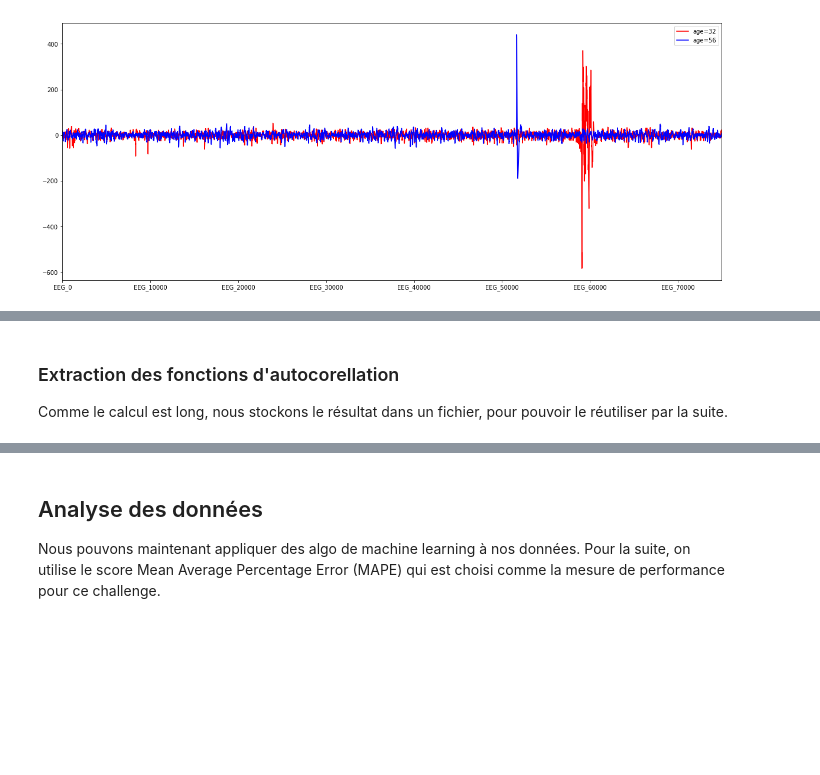
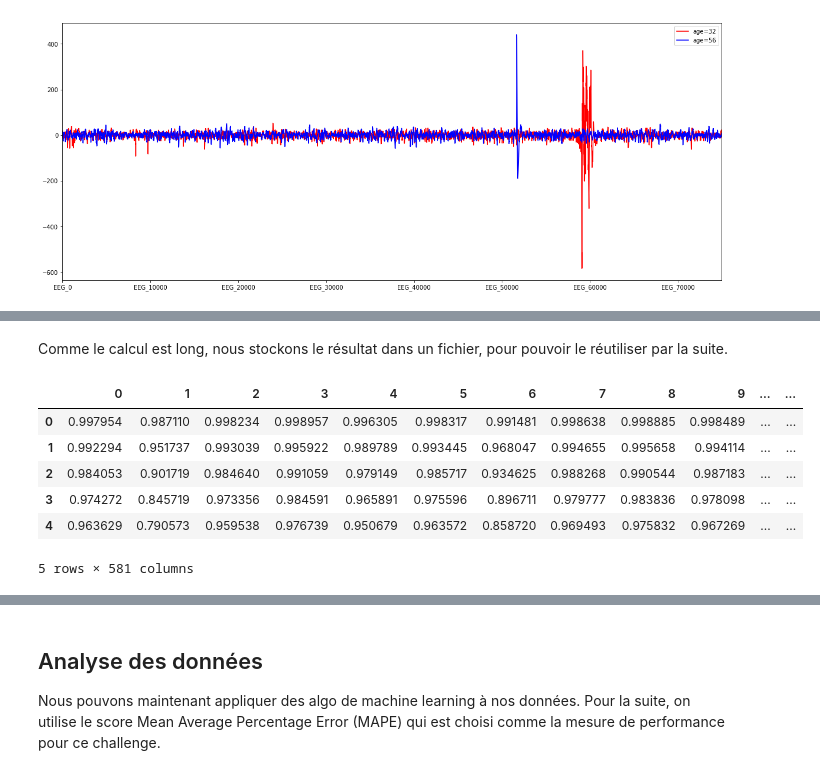
Before and after one commit to thlevy/Rythm_MachineLearning, a Jupyter notebook: Projet Rythm.ipynb, the cells around one changed output, grey strips where cells are left out. Drawn from its saved outputs; the diff is of its cells as text; code cells hidden in the pictures; blank space fills up the shorter version.

```diff
--- a/Projet Rythm.ipynb
+++ b/Projet Rythm.ipynb
@@ -133,6 +160,5 @@ for i in range(0, 581):
     normalised_vect = (vect-mean)/math.sqrt(variance)
     normalised_eeg[i] = normalised_vect
 # %% [markdown]
-### Extraction des fonctions d'autocorellation
 Comme le calcul est long, nous stockons le résultat dans un fichier,
 pour pouvoir le réutiliser par la suite.
@@ -159,4 +185,14 @@ autocorr.to_csv("autocorr.csv", sep=";",index=False)
 # %%
 # par la suite, il suffira de lancer cette commande
 autocorr = pd.read_csv("autocorr.csv", sep=";")
+# %%
+autocorr.head(5)
+# %% [output]
+|  | 0 | 1 | 2 | 3 | 4 | 5 | 6 | 7 | 8 | 9 | ... | ... |
+| 0 | 0.997954 | 0.987110 | 0.998234 | 0.998957 | 0.996305 | 0.998317 | 0.991481 | 0.998638 | 0.998885 | 0.998489 | ... | ... |
+| 1 | 0.992294 | 0.951737 | 0.993039 | 0.995922 | 0.989789 | 0.993445 | 0.968047 | 0.994655 | 0.995658 | 0.994114 | ... | ... |
+| 2 | 0.984053 | 0.901719 | 0.984640 | 0.991059 | 0.979149 | 0.985717 | 0.934625 | 0.988268 | 0.990544 | 0.987183 | ... | ... |
+| 3 | 0.974272 | 0.845719 | 0.973356 | 0.984591 | 0.965891 | 0.975596 | 0.896711 | 0.979777 | 0.983836 | 0.978098 | ... | ... |
+| 4 | 0.963629 | 0.790573 | 0.959538 | 0.976739 | 0.950679 | 0.963572 | 0.858720 | 0.969493 | 0.975832 | 0.967269 | ... | ... |
+5 rows × 581 columns
 # %% [markdown]
```
Also changed, not shown: parts of 29 cells of this notebook.
